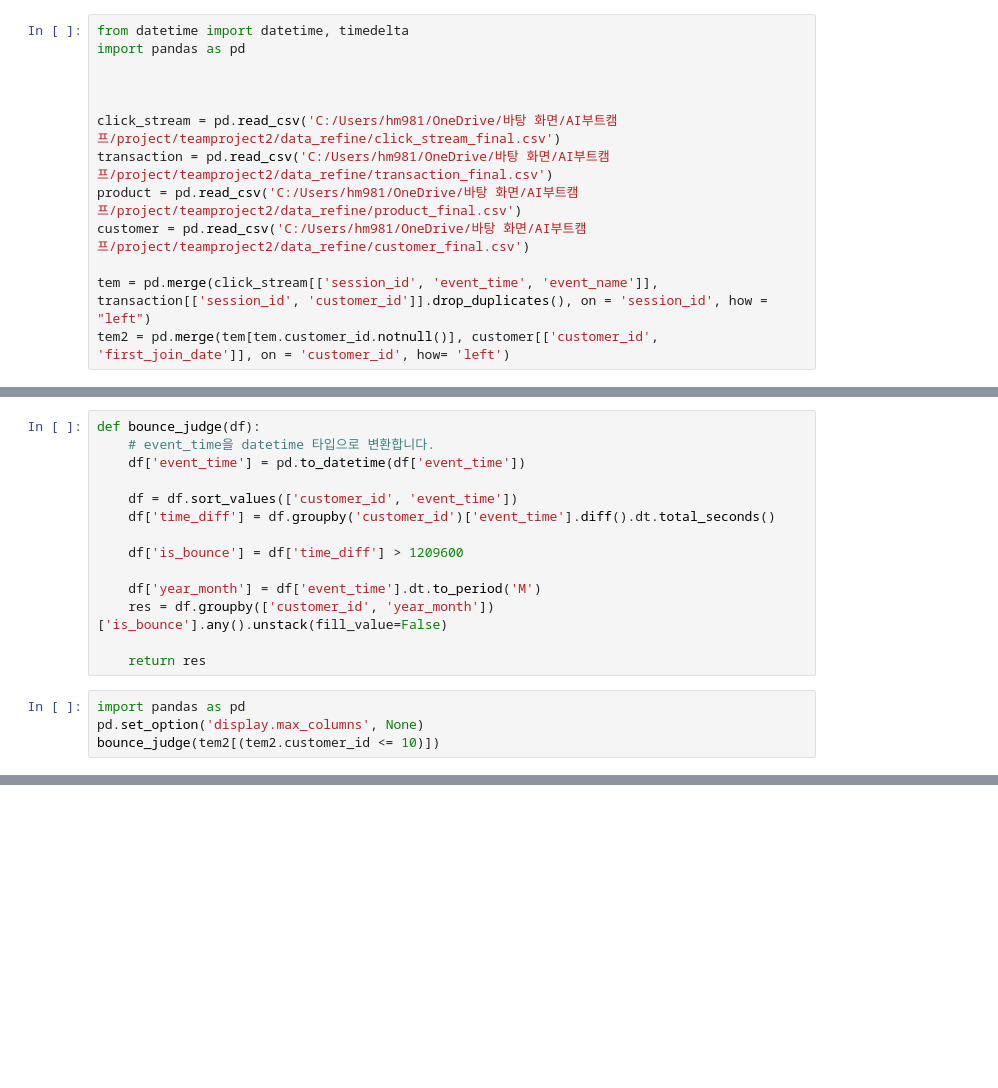
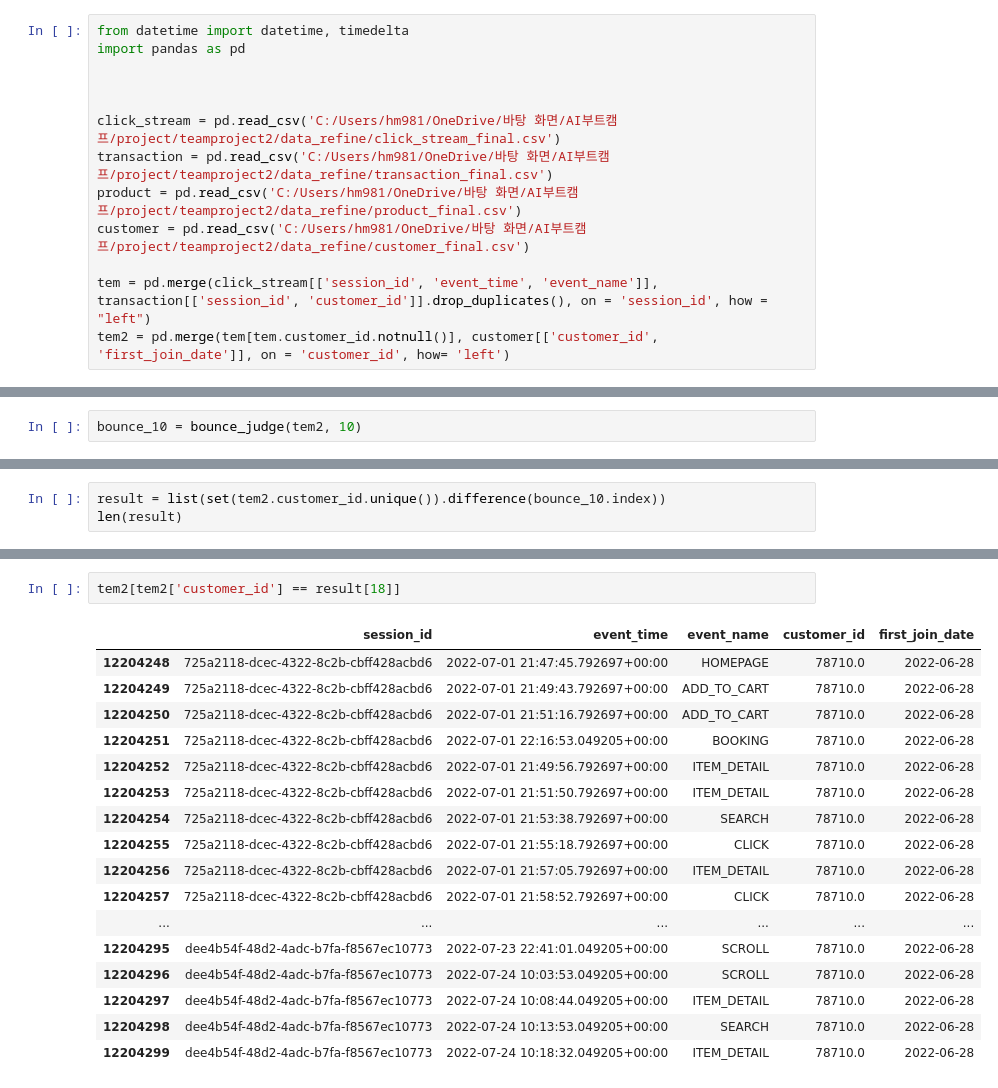
Before and after one commit to NARAEIM/tp2-da, a Jupyter notebook: bounce_function.ipynb, the cells around one changed output, grey strips where cells are left out. Cells and saved outputs as stored; diff of their text form; blank space fills up the shorter version.

```diff
--- a/bounce_function.ipynb
+++ b/bounce_function.ipynb
@@ -106,18 +93,0 @@ def bounce_judge(df):
-# %%
-def bounce_judge(df):
-    # event_time을 datetime 타입으로 변환합니다.
-    df['event_time'] = pd.to_datetime(df['event_time'])
-
-    df = df.sort_values(['customer_id', 'event_time'])
-    df['time_diff'] = df.groupby('customer_id')['event_time'].diff().dt.total_seconds()
-
-    df['is_bounce'] = df['time_diff'] > 1209600
-
-    df['year_month'] = df['event_time'].dt.to_period('M')
-    res = df.groupby(['customer_id', 'year_month'])['is_bounce'].any().unstack(fill_value=False)
-
-    return res
-# %%
-import pandas as pd
-pd.set_option('display.max_columns', None)
-bounce_judge(tem2[(tem2.customer_id <= 10)])
@@ -133,0 +198,2 @@ See the caveats in the documentation: https://pandas.pydata.org/pandas-docs/stab
+# %%
+bounce_10 = bounce_judge(tem2, 10)
@@ -133,0 +214,3 @@ See the caveats in the documentation: https://pandas.pydata.org/pandas-docs/stab
+# %%
+result = list(set(tem2.customer_id.unique()).difference(bounce_10.index))
+len(result)
@@ -133,0 +241,20 @@ See the caveats in the documentation: https://pandas.pydata.org/pandas-docs/stab
+# %%
+tem2[tem2['customer_id'] == result[18]]
+# %% [output]
+|  | session_id | event_time | event_name | customer_id | first_join_date |
+| 12204248 | 725a2118-dcec-4322-8c2b-cbff428acbd6 | 2022-07-01 21:47:45.792697+00:00 | HOMEPAGE | 78710.0 | 2022-06-28 |
+| 12204249 | 725a2118-dcec-4322-8c2b-cbff428acbd6 | 2022-07-01 21:49:43.792697+00:00 | ADD_TO_CART | 78710.0 | 2022-06-28 |
+| 12204250 | 725a2118-dcec-4322-8c2b-cbff428acbd6 | 2022-07-01 21:51:16.792697+00:00 | ADD_TO_CART | 78710.0 | 2022-06-28 |
+| 12204251 | 725a2118-dcec-4322-8c2b-cbff428acbd6 | 2022-07-01 22:16:53.049205+00:00 | BOOKING | 78710.0 | 2022-06-28 |
+| 12204252 | 725a2118-dcec-4322-8c2b-cbff428acbd6 | 2022-07-01 21:49:56.792697+00:00 | ITEM_DETAIL | 78710.0 | 2022-06-28 |
+| 12204253 | 725a2118-dcec-4322-8c2b-cbff428acbd6 | 2022-07-01 21:51:50.792697+00:00 | ITEM_DETAIL | 78710.0 | 2022-06-28 |
+| 12204254 | 725a2118-dcec-4322-8c2b-cbff428acbd6 | 2022-07-01 21:53:38.792697+00:00 | SEARCH | 78710.0 | 2022-06-28 |
+| 12204255 | 725a2118-dcec-4322-8c2b-cbff428acbd6 | 2022-07-01 21:55:18.792697+00:00 | CLICK | 78710.0 | 2022-06-28 |
+| 12204256 | 725a2118-dcec-4322-8c2b-cbff428acbd6 | 2022-07-01 21:57:05.792697+00:00 | ITEM_DETAIL | 78710.0 | 2022-06-28 |
+| 12204257 | 725a2118-dcec-4322-8c2b-cbff428acbd6 | 2022-07-01 21:58:52.792697+00:00 | CLICK | 78710.0 | 2022-06-28 |
+| ... | ... | ... | ... | ... | ... |
+| 12204295 | dee4b54f-48d2-4adc-b7fa-f8567ec10773 | 2022-07-23 22:41:01.049205+00:00 | SCROLL | 78710.0 | 2022-06-28 |
+| 12204296 | dee4b54f-48d2-4adc-b7fa-f8567ec10773 | 2022-07-24 10:03:53.049205+00:00 | SCROLL | 78710.0 | 2022-06-28 |
+| 12204297 | dee4b54f-48d2-4adc-b7fa-f8567ec10773 | 2022-07-24 10:08:44.049205+00:00 | ITEM_DETAIL | 78710.0 | 2022-06-28 |
+| 12204298 | dee4b54f-48d2-4adc-b7fa-f8567ec10773 | 2022-07-24 10:13:53.049205+00:00 | SEARCH | 78710.0 | 2022-06-28 |
+| 12204299 | dee4b54f-48d2-4adc-b7fa-f8567ec10773 | 2022-07-24 10:18:32.049205+00:00 | ITEM_DETAIL | 78710.0 | 2022-06-28 |
```
Also changed, not shown: parts of 10 cells of this notebook.
